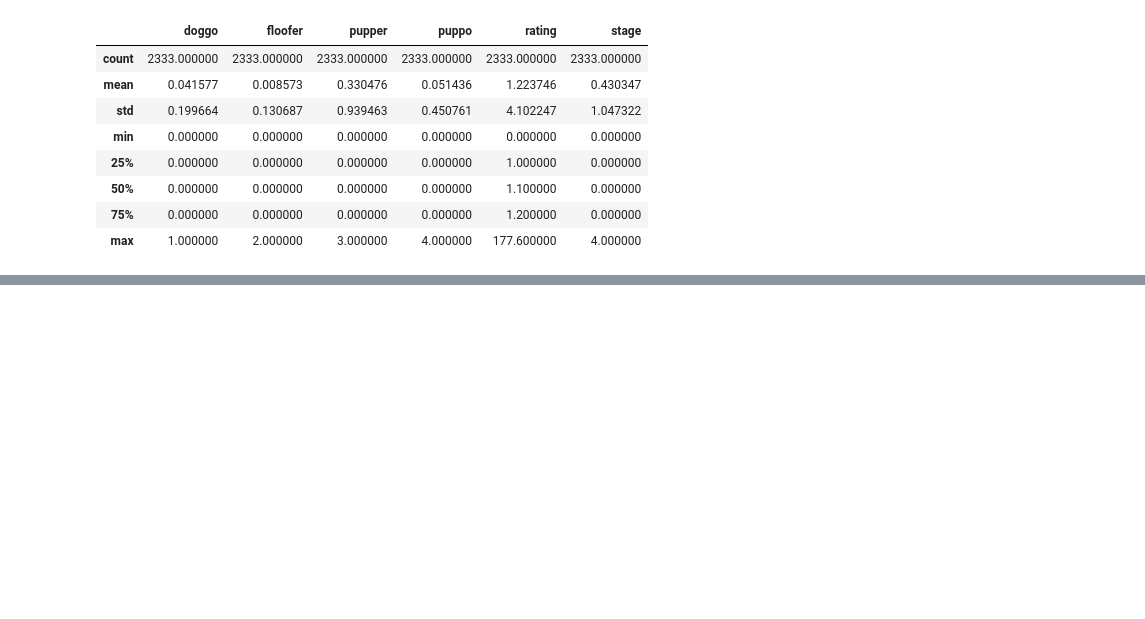
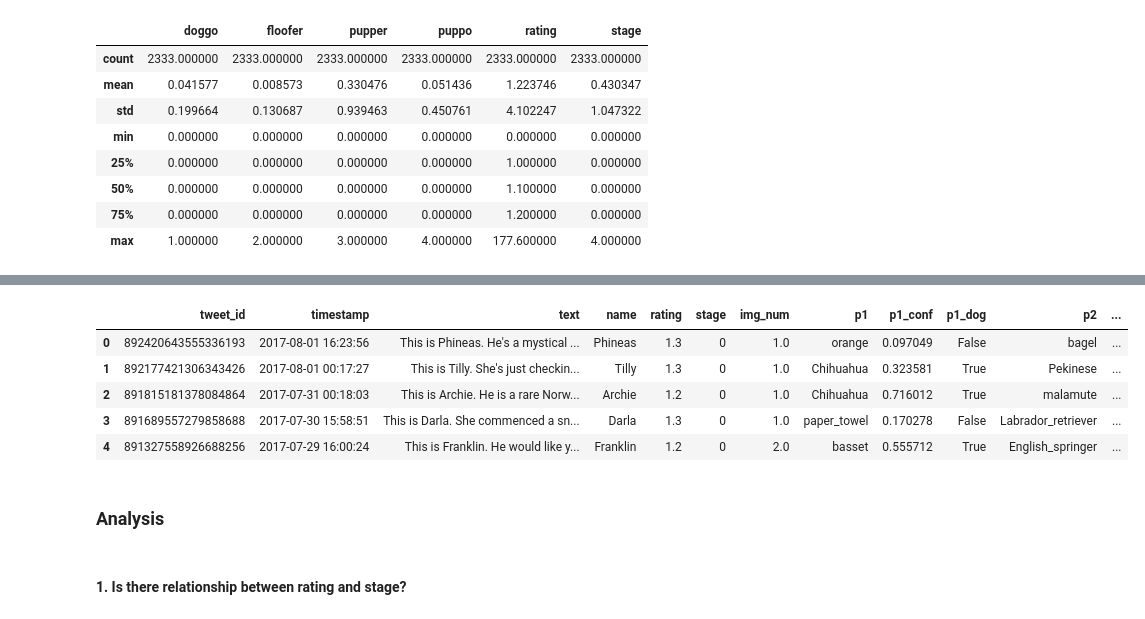
Before and after one commit to mengxuanlu/Analyze_WeRateDog, a Jupyter notebook: wrangle_act.ipynb, the cells around one changed output, grey strips where cells are left out. Saved outputs shown, nothing was run; the diff lists cells and outputs as text; code cells hidden in the pictures; blank space fills up the shorter version.

```diff
--- a/wrangle_act.ipynb
+++ b/wrangle_act.ipynb
@@ -335,0 +341,2 @@ memory usage: 54.7+ KB
+# %%
+image_pred_clean = image_pred_clean.drop(['jpg_url'],axis = 1)
@@ -583,0 +629,4 @@ twitter_archive_clean.info()
+# %%
+tw_merge = twitter_archive_clean.merge(image_pred_clean, on = 'tweet_id', how = 'left')
+# %%
+twitter_archive_master = tw_merge.merge(tweet_att_clean, on = 'tweet_id', how ='left')
@@ -583,0 +655,13 @@ twitter_archive_clean.info()
+# %%
+twitter_archive_master.head()
+# %% [output]
+|  | tweet_id | timestamp | text | name | rating | stage | img_num | p1 | p1_conf | p1_dog | p2 | ... |
+| 0 | 892420643555336193 | 2017-08-01 16:23:56 | This is Phineas. He's a mystical ... | Phineas | 1.3 | 0 | 1.0 | orange | 0.097049 | False | bagel | ... |
+| 1 | 892177421306343426 | 2017-08-01 00:17:27 | This is Tilly. She's just checkin... | Tilly | 1.3 | 0 | 1.0 | Chihuahua | 0.323581 | True | Pekinese | ... |
+| 2 | 891815181378084864 | 2017-07-31 00:18:03 | This is Archie. He is a rare Norw... | Archie | 1.2 | 0 | 1.0 | Chihuahua | 0.716012 | True | malamute | ... |
+| 3 | 891689557279858688 | 2017-07-30 15:58:51 | This is Darla. She commenced a sn... | Darla | 1.3 | 0 | 1.0 | paper_towel | 0.170278 | False | Labrador_retriever | ... |
+| 4 | 891327558926688256 | 2017-07-29 16:00:24 | This is Franklin. He would like y... | Franklin | 1.2 | 0 | 2.0 | basset | 0.555712 | True | English_springer | ... |
+# %% [markdown]
+### Analysis
+# %% [markdown]
+#### 1. Is there relationship between rating and stage?
```
Also changed, not shown: parts of 11 cells of this notebook, 2 other files.
